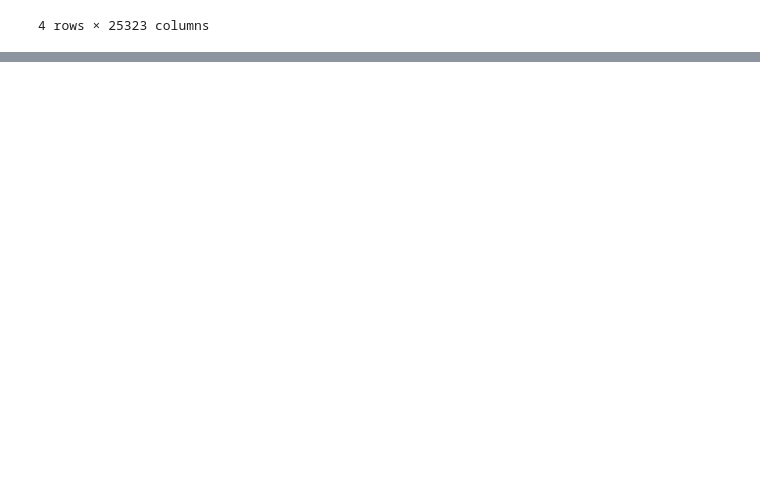
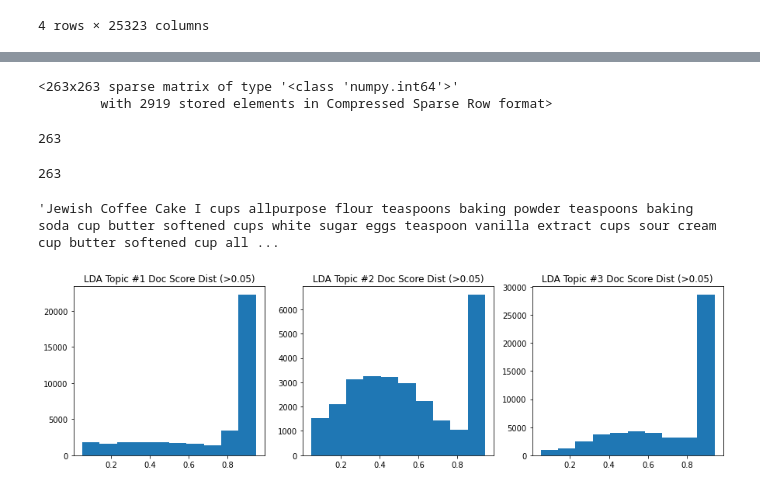
Before and after one commit to version0chiro/BE_Project, a Jupyter notebook: recipeRecomendation/Recipe Recommendation .ipynb, the cells around one changed output, grey strips where cells are left out. Saved outputs shown, nothing was run; the diff lists cells and outputs as text; code cells hidden in the pictures; blank space fills up the shorter version.

```diff
--- a/recipeRecomendation/Recipe Recommendation .ipynb
+++ b/recipeRecomendation/Recipe Recommendation .ipynb
@@ -44,0 +278,4 @@ recipes = pd.concat([allrecipes, epicurious, foodnetwork]).reset_index(drop=True
+# %%
+tokenized_text=None
+with open('tokenized.pickle', 'rb') as handle:
+    tokenized_text = pickle.load(handle)
@@ -44,0 +468,20 @@ recipes = pd.concat([allrecipes, epicurious, foodnetwork]).reset_index(drop=True
+# %%
+
+# Pulling the top one-hundred documents ranked in similarity among Topic #1
+text_index = pd.Series(text_nmf[:,1]).sort_values(ascending = False)[:100].index
+text_4summary = pd.Series(cleaned_text)[text_index]
+
+# Manually Creating a list of recipe stop
+recipe_stopwords = ['cup','cups','ingredient','ingredients','teaspoon','tablespoon','oven']
+# %%
+
+# generating topic filter
+import time
+start_time = time.time()
+
+parsed_texts = nlp(' '.join(text_4summary))
+kw_filts = set([str(word) for word in parsed_texts
+                if (word.pos_== ('NOUN' or 'ADJ' or 'VERB'))
+                and str(word) not in recipe_stopwords])
+
+print('Execution Time: {} seconds', time.time() - start_time)
@@ -44,0 +490,12 @@ recipes = pd.concat([allrecipes, epicurious, foodnetwork]).reset_index(drop=True
+# %%
+
+# Creating adjecency Table for recipes.
+adjacency = pd.DataFrame(columns=kw_filts, index=kw_filts, data = 0)
+for i, word in enumerate(parsed_texts):
+    if any ([str(word) == item for item in kw_filts]):
+        end = min(len(parsed_texts), i+5) # Window of four words
+        nextwords = parsed_texts[i+1:end]
+        inset = [str(x) in kw_filts for x in nextwords]
+        neighbors = [str(nextwords[i]) for i in range(len(nextwords)) if inset[i]]
+        if neighbors:
+            adjacency.loc[str(word), neighbors] += 1
@@ -44,0 +537,20 @@ recipes = pd.concat([allrecipes, epicurious, foodnetwork]).reset_index(drop=True
+# %%
+
+# checking to see there are actual values loaded in the adjacency df
+import scipy
+scipy.sparse.csr_matrix(adjacency.copy().values)
+# %% [output]
+<263x263 sparse matrix of type '<class 'numpy.int64'>'
+        with 2919 stored elements in Compressed Sparse Row format>
+# %%
+len(kw_filts)
+# %% [output]
+263
+# %%
+pd.Series(list(kw_filts)).nunique()
+# %% [output]
+263
+# %%
+text_4summary[22279]
+# %% [output]
+'Jewish Coffee Cake I cups allpurpose flour teaspoons baking powder teaspoons baking soda cup butter softened cups white sugar eggs teaspoon vanilla extract cups sour cream cup butter softened cup all ...
@@ -44,0 +563,11 @@ recipes = pd.concat([allrecipes, epicurious, foodnetwork]).reset_index(drop=True
+# %%
+# LDA Topic documents for topics 0-2
+plt.figure(figsize=(15,4))
+for i in range(3):
+    series = pd.Series(text_lda[:,i])
+    plt.subplot(1,3,i+1)
+    plt.hist(series[series > 0.05])
+    plt.title('LDA Topic #{} Doc Score Dist (>0.05)'.format(i+1))
+plt.show()
+# %% [output]
+[figure, added]
```
Also changed, not shown: parts of 89 cells of this notebook, 3 other files.
